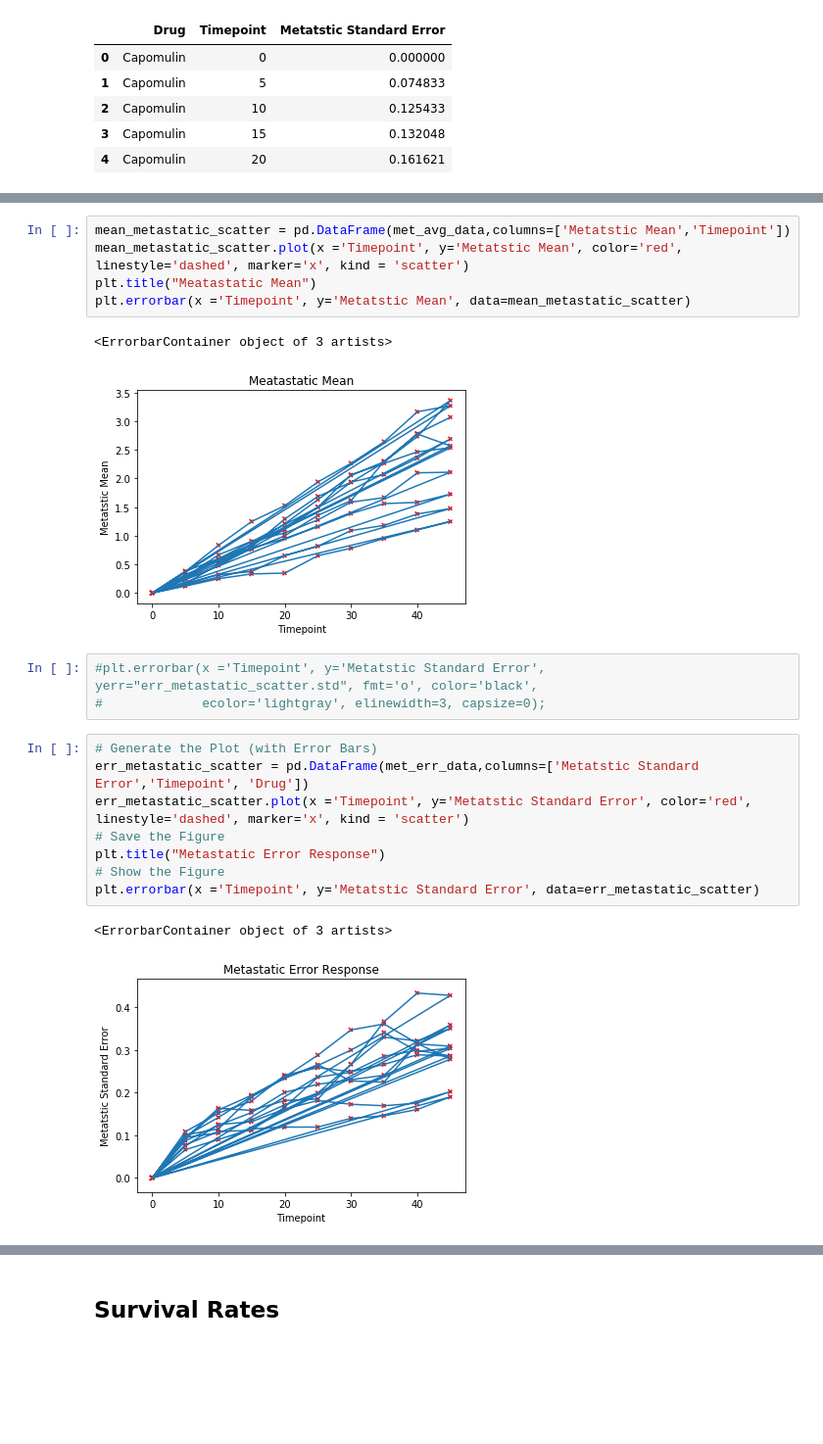
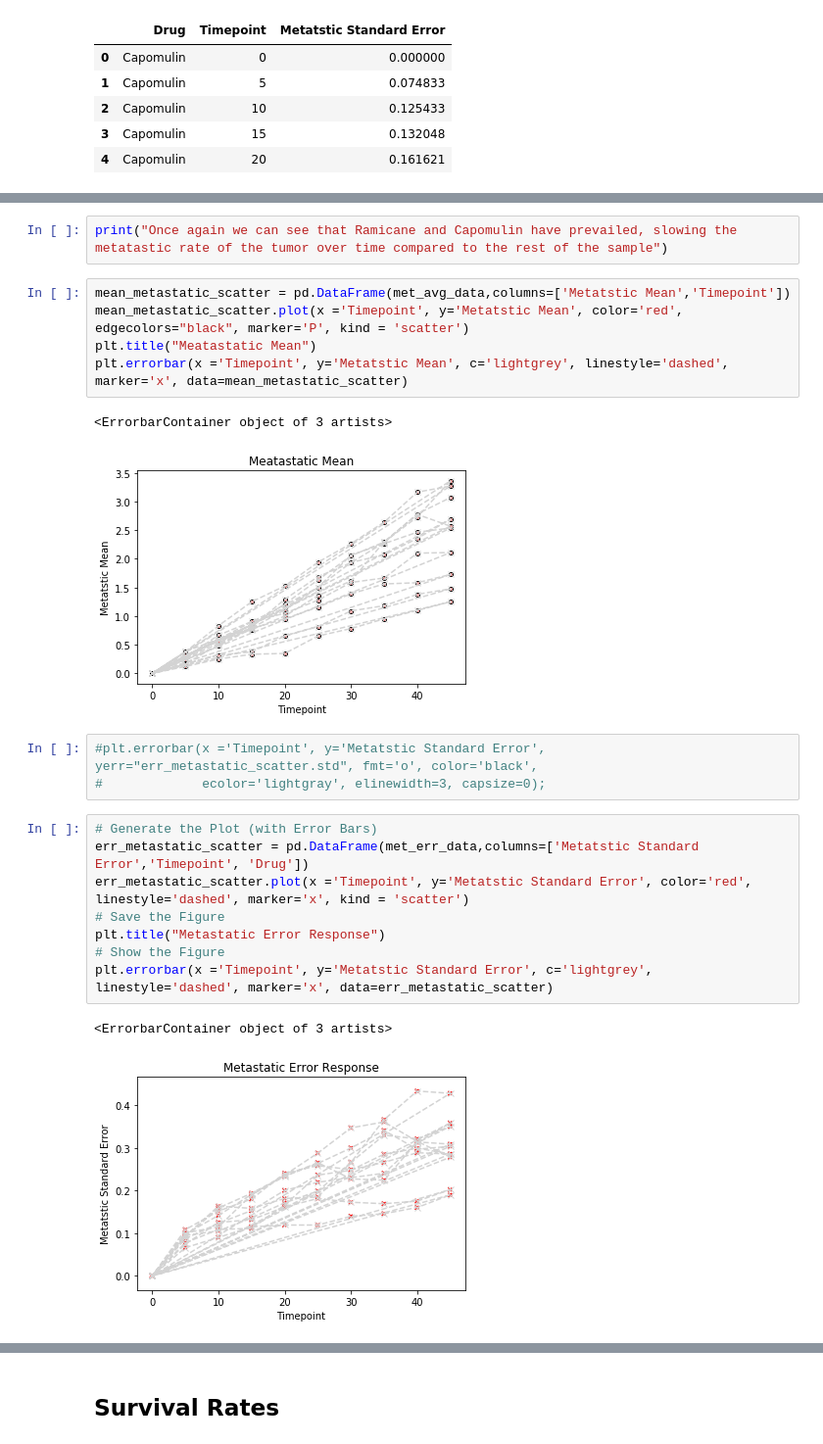
Before and after one commit to meowbray/matplotlib-challenge, a Jupyter notebook: Pymaceuticals/matplotOGer.ipynb, the cells around one changed output, grey strips where cells are left out. Shown at 98% size. Drawn from its saved outputs; the diff is of its cells as text; blank space fills up the shorter version.

```diff
--- a/Pymaceuticals/matplotOGer.ipynb
+++ b/Pymaceuticals/matplotOGer.ipynb
@@ -224,28 +227,30 @@ met_err_pivot.pivot_table(index="Timepoint", columns="Drug", values="Metastatic
 | 35 | 0.169496 | 0.266526 | 0.224733 | 0.361418 | 0.330464 | 0.341412 | 0.366667 | 0.145997 | 0.240983 | ... |
 | 40 | 0.175610 | 0.289128 | 0.314466 | 0.315725 | 0.321702 | 0.297294 | 0.433903 | 0.160591 | 0.312815 | ... |
 | 45 | 0.202591 | 0.286101 | 0.309320 | 0.278722 | 0.351104 | 0.304240 | 0.428571 | 0.190221 | 0.359062 | ... |
+# %%
+print("Once again we can see that Ramicane and Capomulin have prevailed, slowing the metatastic rate of the tumor over time compared to the rest of the sample")
 # %%
 mean_metastatic_scatter = pd.DataFrame(met_avg_data,columns=['Metatstic Mean','Timepoint'])
-mean_metastatic_scatter.plot(x ='Timepoint', y='Metatstic Mean', color='red', linestyle='dashed', marker='x', kind = 'scatter')
+mean_metastatic_scatter.plot(x ='Timepoint', y='Metatstic Mean', color='red', edgecolors="black", marker='P', kind = 'scatter')
 plt.title("Meatastatic Mean")
-plt.errorbar(x ='Timepoint', y='Metatstic Mean', data=mean_metastatic_scatter)
+plt.errorbar(x ='Timepoint', y='Metatstic Mean', c='lightgrey', linestyle='dashed', marker='x', data=mean_metastatic_scatter)
 # %% [output]
 <ErrorbarContainer object of 3 artists>
-[figure, old version]
+[figure, new version]
 # %%
 #plt.errorbar(x ='Timepoint', y='Metatstic Standard Error', yerr="err_metastatic_scatter.std", fmt='o', color='black',
 #             ecolor='lightgray', elinewidth=3, capsize=0);
 # %%
 # Generate the Plot (with Error Bars)
 err_metastatic_scatter = pd.DataFrame(met_err_data,columns=['Metatstic Standard Error','Timepoint', 'Drug'])
 err_metastatic_scatter.plot(x ='Timepoint', y='Metatstic Standard Error', color='red', linestyle='dashed', marker='x', kind = 'scatter')
 # Save the Figure
 plt.title("Metastatic Error Response")
 # Show the Figure
-plt.errorbar(x ='Timepoint', y='Metatstic Standard Error', data=err_metastatic_scatter)
+plt.errorbar(x ='Timepoint', y='Metatstic Standard Error', c='lightgrey', linestyle='dashed', marker='x', data=err_metastatic_scatter)
 # %% [output]
 <ErrorbarContainer object of 3 artists>
-[figure, old version]
+[figure, new version]
 # %% [markdown]
 ![Metastatic Spread During Treatment](../Images/spread.png)
 # %% [markdown]
```
Also changed, not shown: parts of 10 cells of this notebook.
